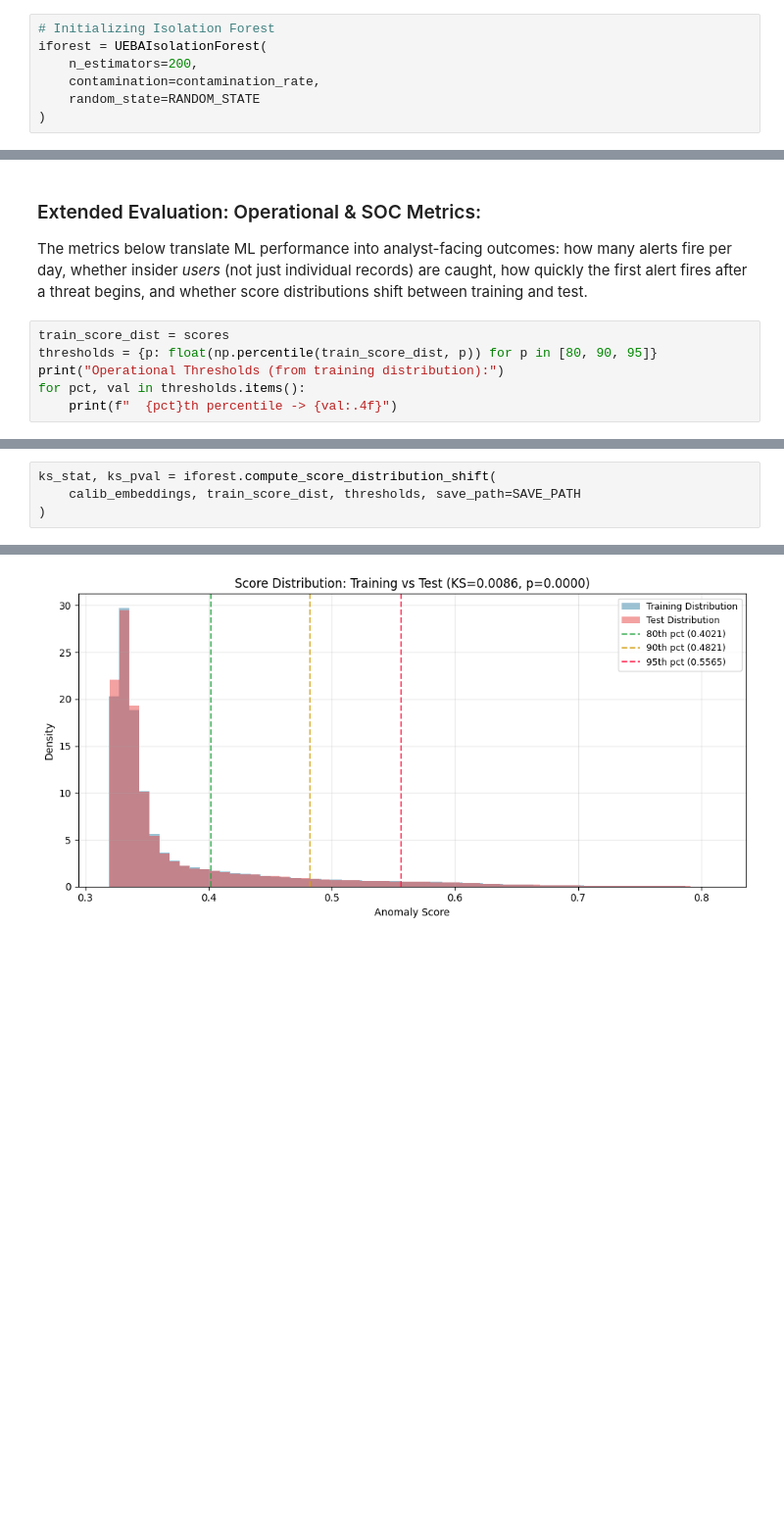
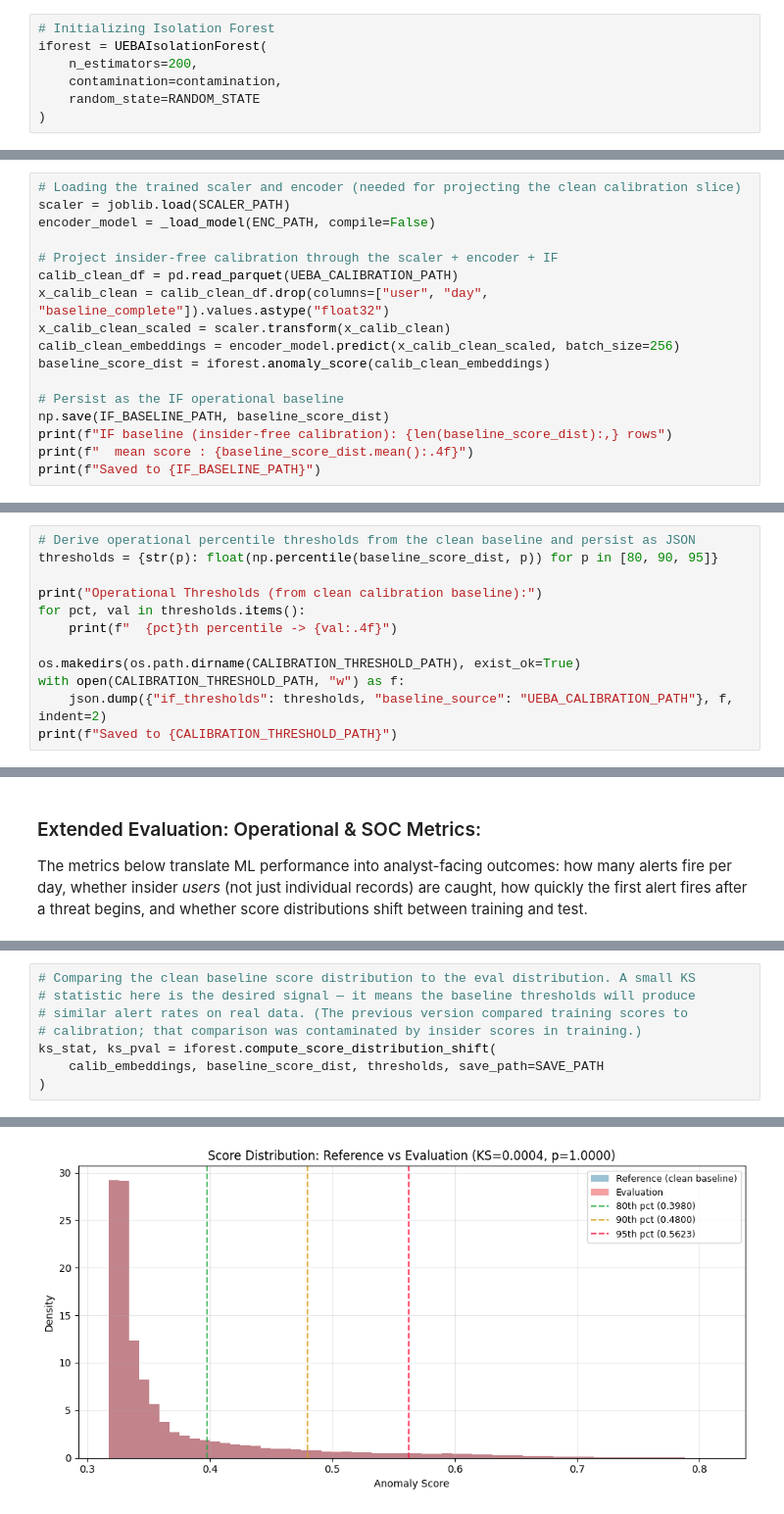
Before and after one commit to Aaron-Loera/Insider-Threat-Detection, a Jupyter notebook: Isolation_Forest.ipynb, the cells around one changed output, grey strips where cells are left out. Shown at 98% size. Saved outputs shown, nothing was run; the diff lists cells and outputs as text; blank space fills up the shorter version.

```diff
--- a/Isolation_Forest.ipynb
+++ b/Isolation_Forest.ipynb
@@ -43,7 +52,7 @@ Contamination Rate: 0.001
 # Initializing Isolation Forest
 iforest = UEBAIsolationForest(
     n_estimators=200,
-    contamination=contamination_rate,
+    contamination=contamination,
     random_state=RANDOM_STATE
 )
 # %%
@@ -82,0 +99,17 @@ np.save(os.path.join(SAVE_PATH, "anomaly_labels.npy"), predictions)
+# %%
+# Loading the trained scaler and encoder (needed for projecting the clean calibration slice)
+scaler = joblib.load(SCALER_PATH)
+encoder_model = _load_model(ENC_PATH, compile=False)
+
+# Project insider-free calibration through the scaler + encoder + IF
+calib_clean_df = pd.read_parquet(UEBA_CALIBRATION_PATH)
+x_calib_clean = calib_clean_df.drop(columns=["user", "day", "baseline_complete"]).values.astype("float32")
+x_calib_clean_scaled = scaler.transform(x_calib_clean)
+calib_clean_embeddings = encoder_model.predict(x_calib_clean_scaled, batch_size=256)
+baseline_score_dist = iforest.anomaly_score(calib_clean_embeddings)
+
+# Persist as the IF operational baseline
+np.save(IF_BASELINE_PATH, baseline_score_dist)
+print(f"IF baseline (insider-free calibration): {len(baseline_score_dist):,} rows")
+print(f"  mean score : {baseline_score_dist.mean():.4f}")
+print(f"Saved to {IF_BASELINE_PATH}")
@@ -82,0 +121,12 @@ np.save(os.path.join(SAVE_PATH, "anomaly_labels.npy"), predictions)
+# %%
+# Derive operational percentile thresholds from the clean baseline and persist as JSON
+thresholds = {str(p): float(np.percentile(baseline_score_dist, p)) for p in [80, 90, 95]}
+
+print("Operational Thresholds (from clean calibration baseline):")
+for pct, val in thresholds.items():
+    print(f"  {pct}th percentile -> {val:.4f}")
+
+os.makedirs(os.path.dirname(CALIBRATION_THRESHOLD_PATH), exist_ok=True)
+with open(CALIBRATION_THRESHOLD_PATH, "w") as f:
+    json.dump({"if_thresholds": thresholds, "baseline_source": "UEBA_CALIBRATION_PATH"}, f, indent=2)
+print(f"Saved to {CALIBRATION_THRESHOLD_PATH}")
@@ -167,9 +229,3 @@ WARNING: AUROC gap > 10pp — possible overfitting; consider model simplificatio
 # %% [markdown]
 ### Extended Evaluation: Operational & SOC Metrics:
 The metrics below translate ML performance into analyst-facing outcomes: how many alerts fire per day, whether insider *users* (not just individual records) are caught, how quickly the first alert fires after a threat begins, and whether score distributions shift between training and test.
-# %%
-train_score_dist = scores
-thresholds = {p: float(np.percentile(train_score_dist, p)) for p in [80, 90, 95]}
-print("Operational Thresholds (from training distribution):")
-for pct, val in thresholds.items():
-    print(f"  {pct}th percentile -> {val:.4f}")
@@ -265,6 +325,10 @@ Top-10 users by peak anomaly score:
 # %%
+# Comparing the clean baseline score distribution to the eval distribution. A small KS
+# statistic here is the desired signal — it means the baseline thresholds will produce
+# similar alert rates on real data. (The previous version compared training scores to
+# calibration; that comparison was contaminated by insider scores in training.)
 ks_stat, ks_pval = iforest.compute_score_distribution_shift(
-    calib_embeddings, train_score_dist, thresholds, save_path=SAVE_PATH
+    calib_embeddings, baseline_score_dist, thresholds, save_path=SAVE_PATH
 )
 # %% [output]
 Kolmogorov-Smirnov Distribution Shift Test
@@ -274 +338 @@ Kolmogorov-Smirnov Distribution Shift Test
-[figure, old version]
+[figure, new version]
```
Also changed, not shown: parts of 21 cells of this notebook, 8 other files.
